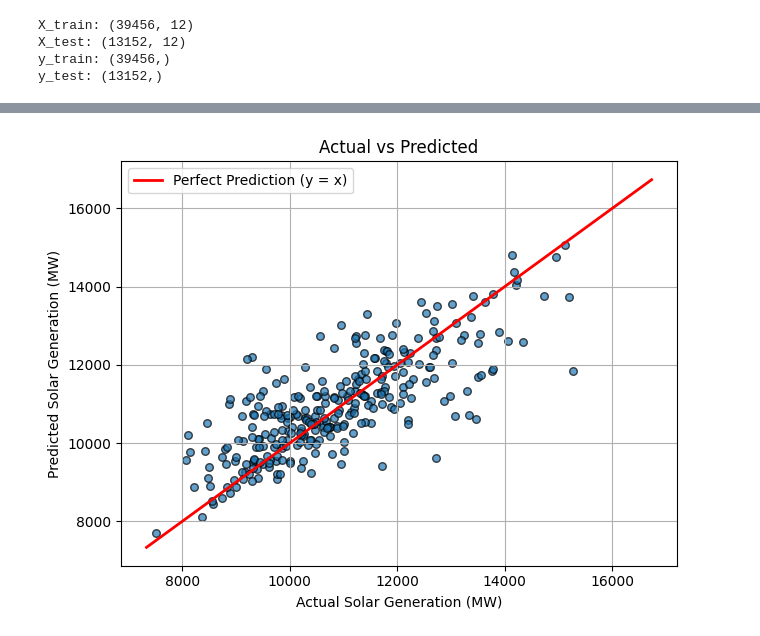
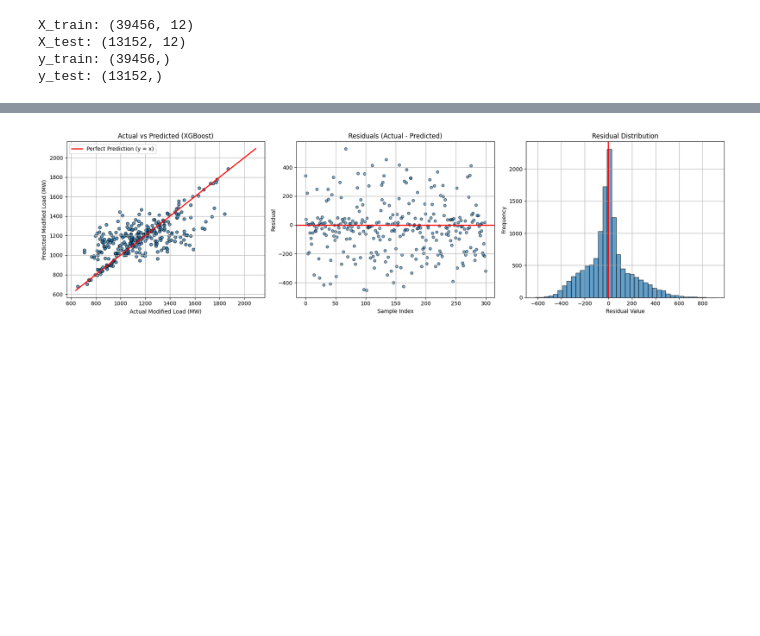
Before and after one commit to Sahilsharma500/majorrproject, a Jupyter notebook: model-training/load.ipynb, the cells around one changed output, grey strips where cells are left out. Drawn from its saved outputs; the diff is of its cells as text; code cells hidden in the pictures; blank space fills up the shorter version.

```diff
--- a/model-training/load.ipynb
+++ b/model-training/load.ipynb
@@ -111,8 +96,8 @@ Name: load_MW, dtype: float64
 # %%
 from sklearn.model_selection import train_test_split
 
-X = df.drop(columns=['load_MW'])
-y = df['load_MW']
+X = df.drop(columns=['modified_load_MW'])
+y = df['modified_load_MW']
 
 X_train, X_test, y_train, y_test = train_test_split(
     X, y, test_size=0.25, random_state=42
@@ -217,19 +206,19 @@ Training Random Forest...
 # %%
 best_params = {
-    'max_depth': 1000,
+    'max_depth': 500,
     'min_samples_leaf': 5,
     'min_samples_split': 4,
-    'n_estimators': 20
+    'n_estimators': 200
 }
 from sklearn.ensemble import RandomForestRegressor
 
 final_model = RandomForestRegressor(
-    # max_depth=best_params['max_depth'],
-    # min_samples_leaf=best_params['min_samples_leaf'],
-    # min_samples_split=best_params['min_samples_split'],
-    # n_estimators=best_params.get('n_estimators', 100),
-    # random_state=42,
-    # n_jobs=-1
+    max_depth=best_params['max_depth'],
+    min_samples_leaf=best_params['min_samples_leaf'],
+    min_samples_split=best_params['min_samples_split'],
+    n_estimators=best_params.get('n_estimators', 100),
+    random_state=42,
+    n_jobs=-1
 )
 
 final_model.fit(X_train_scaled, y_train)
@@ -239,64 +234,74 @@ RandomForestRegressor()
 import matplotlib.pyplot as plt
 import numpy as np
 
-# ✅ Predictions already made
+# -------------------------------------------
+# ✅ XGBoost Predictions
+# -------------------------------------------
 y_pred = final_model.predict(X_test_scaled)
 
-# ✅ Calculate metrics (optional re-check)
+# -------------------------------------------
+# ✅ Metrics
+# -------------------------------------------
 from sklearn.metrics import r2_score, mean_absolute_error, mean_squared_error
+
 r2 = r2_score(y_test, y_pred)
 mae = mean_absolute_error(y_test, y_pred)
 rmse = np.sqrt(mean_squared_error(y_test, y_pred))
 
-print(f"Random Forest Test R2: {r2:.6f}")
+print(f"XGBoost Test R2: {r2:.6f}")
 print(f"MAE: {mae:.6f}")
 print(f"RMSE: {rmse:.6f}")
 
-# ✅ Compute residuals
+# -------------------------------------------
+# ✅ Residuals
+# -------------------------------------------
 residuals = y_test - y_pred
 
+# -------------------------------------------
 # ✅ Create figure with 3 subplots
+# -------------------------------------------
 plt.figure(figsize=(18, 5))
 
-# -------------------------------------------
+# ---------------------------------------------------
 # 1️⃣ Actual vs Predicted (Zoomed-in for clarity)
-# -------------------------------------------
+# ---------------------------------------------------
 plt.subplot(1, 3, 1)
 plt.scatter(y_test[:300], y_pred[:300], alpha=0.7, edgecolor='k', s=30)
 plt.plot([y_test.min(), y_test.max()],
          [y_test.min(), y_test.max()],
          color='red', lw=2, label='Perfect Prediction (y = x)')
-plt.title("Actual vs Predicted")
-plt.xlabel("Actual Solar Generation (MW)")
-plt.ylabel("Predicted Solar Generation (MW)")
+plt.title("Actual vs Predicted (XGBoost)")
+plt.xlabel("Actual Modified Load (MW)")
+plt.ylabel("Predicted Modified Load (MW)")
 plt.legend()
 plt.grid(True)
 
-# # -------------------------------------------
-# # 2️⃣ Residuals Plot (Actual vs Residuals)
-# # -------------------------------------------
-# plt.subplot(1, 3, 2)
-# plt.scatter(y_test, residuals, alpha=0.7, edgecolor='k', s=50)
-# plt.axhline(y=0, color='red', linestyle='--')
-# plt.title("Residuals vs Actual")
-# plt.xlabel("Actual Wind Generation (MW)")
-# plt.ylabel("Residual (Actual - Predicted)")
-# plt.grid(True)
+# ---------------------------------------------------
+# 2️⃣ Residual Plot
+# ---------------------------------------------------
+plt.subplot(1, 3, 2)
+plt.scatter(range(len(residuals[:300])), residuals[:300],
+            alpha=0.6, edgecolor='k', s=25)
+plt.axhline(0, color='red', lw=2)
+plt.title("Residuals (Actual - Predicted)")
+plt.xlabel("Sample Index")
+plt.ylabel("Residual")
+plt.grid(True)
 
-# # -------------------------------------------
-# # 3️⃣ Density View (All Data Points, Transparency)
-# # -------------------------------------------
-# plt.subplot(1, 3, 3)
-# plt.scatter(y_test, y_pred, alpha=0.15, s=10, color='blue')
-# plt.plot([y_test.min(), y_test.max()],
-#          [y_test.min(), y_test.max()],
-#          color='red', lw=2)
-# plt.title("Actual vs Predicted (High Density View)")
-# plt.xlabel("Actual Wind Generation (MW)")
-# plt.ylabel("Predicted Wind Generation (MW)")
-# plt.grid(True)
+# ---------------------------------------------------
+# 3️⃣ Residual Distribution
+# ---------------------------------------------------
+plt.subplot(1, 3, 3)
+plt.hist(residuals, bins=40, edgecolor='black', alpha=0.7)
+plt.axvline(0, color='red', lw=2)
+plt.title("Residual Distribution")
+plt.xlabel("Residual Value")
+plt.ylabel("Frequency")
+plt.grid(True)
 
-# ✅ Final adjustments
+# -------------------------------------------
+# Final adjustments
+# -------------------------------------------
 plt.tight_layout()
 plt.show()
 # %% [output]
@@ -306,4 +311,4 @@ RMSE: 981.514981
-[figure, old version]
+[figure, new version]
 # %%
 import matplotlib.pyplot as plt
 import numpy as np
```
Also changed, not shown: parts of 12 cells of this notebook, 6 other files.
